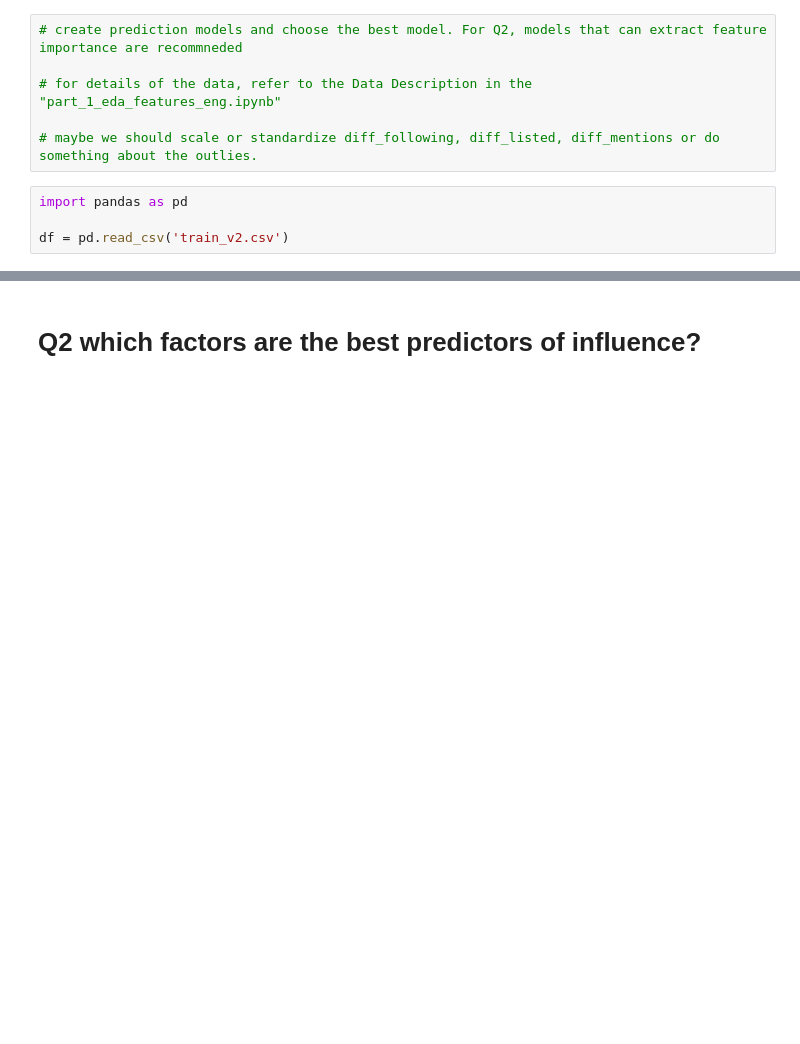
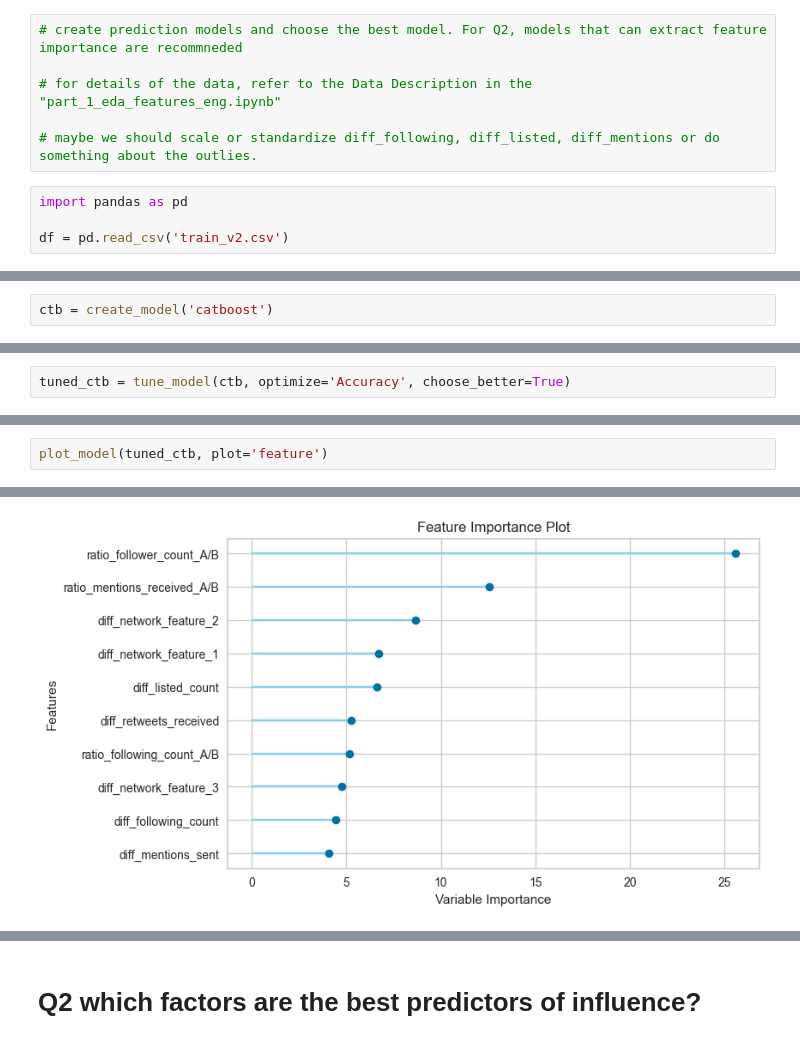
Before and after one commit to lazy0ninja/Social_Media_Analytics, a Jupyter notebook: Part1/part1_modeling.ipynb, the cells around one changed output, grey strips where cells are left out. Saved outputs shown, nothing was run; the diff lists cells and outputs as text; blank space fills up the shorter version.

```diff
--- a/Part1/part1_modeling.ipynb
+++ b/Part1/part1_modeling.ipynb
@@ -36,0 +152,2 @@ memory usage: 671.0 KB
+# %%
+ctb = create_model('catboost')
@@ -36,0 +239,2 @@ memory usage: 671.0 KB
+# %%
+tuned_ctb = tune_model(ctb, optimize='Accuracy', choose_better=True)
@@ -36,0 +410,3 @@ memory usage: 671.0 KB
+# %%
+plot_model(tuned_ctb, plot='feature')
+# %% [output]
@@ -36,0 +414 @@ memory usage: 671.0 KB
+[figure, added]
```
Also changed, not shown: parts of 43 cells of this notebook, 1 other file.
